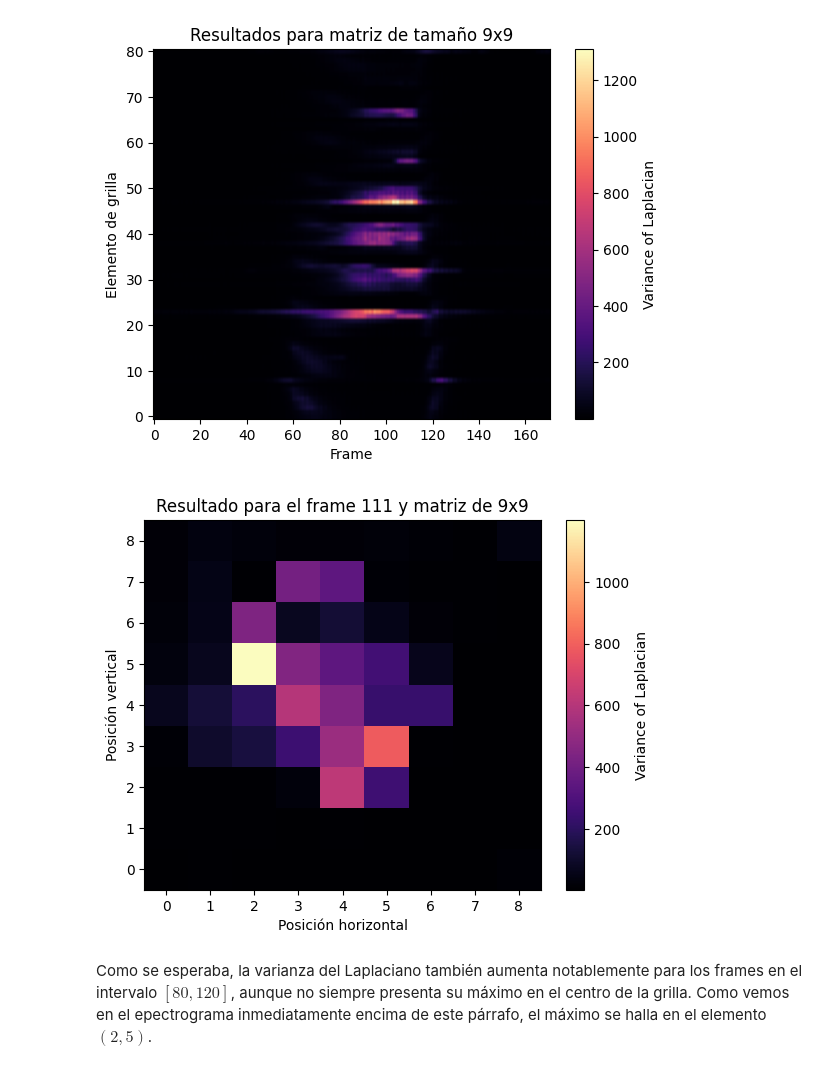
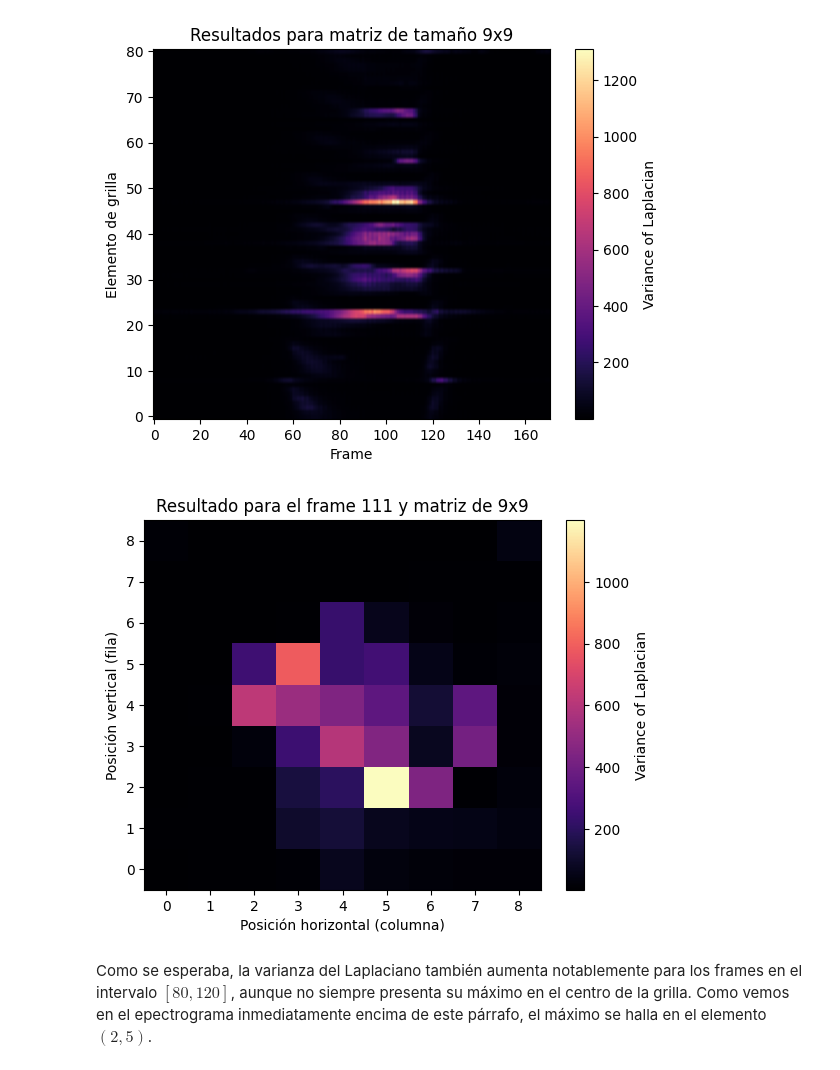
Before and after one commit to Victor-Acad/vision_tp2, a Jupyter notebook: vision_tp2.ipynb, the cells around one changed output. Saved outputs shown, nothing was run; the diff lists cells and outputs as text; code cells hidden in the pictures.

```diff
--- a/vision_tp2.ipynb
+++ b/vision_tp2.ipynb
@@ -594,17 +594,17 @@ for i, VL_matrix_vec in enumerate(VL_matrices_by_grid):
 # %%
 grid_size_n = 3 # 9x9
 frame_n = 111
 
-max_focus_frame_matrix = VL_matrices_by_grid[grid_size_n][frame_n]
+max_focus_frame_matrix = VL_matrices_by_grid[grid_size_n][frame_n].T
 
 plt.imshow(max_focus_frame_matrix, aspect='auto', origin='lower', cmap='magma')
-plt.xlabel("Posición horizontal")
-plt.ylabel("Posición vertical")
+plt.xlabel("Posición horizontal (columna)")
+plt.ylabel("Posición vertical (fila)")
 plt.colorbar(label="Variance of Laplacian")
 plt.title(f"Resultado para el frame {frame_n} y matriz de {grid_sizes[grid_size_n][0]}x{grid_sizes[grid_size_n][1]}")
 plt.show()
 # %% [output]
-[figure, old version]
+[figure, new version]
 # %% [markdown]
 Como se esperaba, la varianza del Laplaciano también aumenta notablemente para los frames en el intervalo $[80, 120]$, aunque no siempre presenta su máximo en el centro de la grilla. Como vemos en el epectrograma inmediatamente encima de este párrafo, el máximo se halla en el elemento $(2, 5)$.
 # %% [markdown]
```
Also changed, not shown: parts of 1 cell of this notebook.
